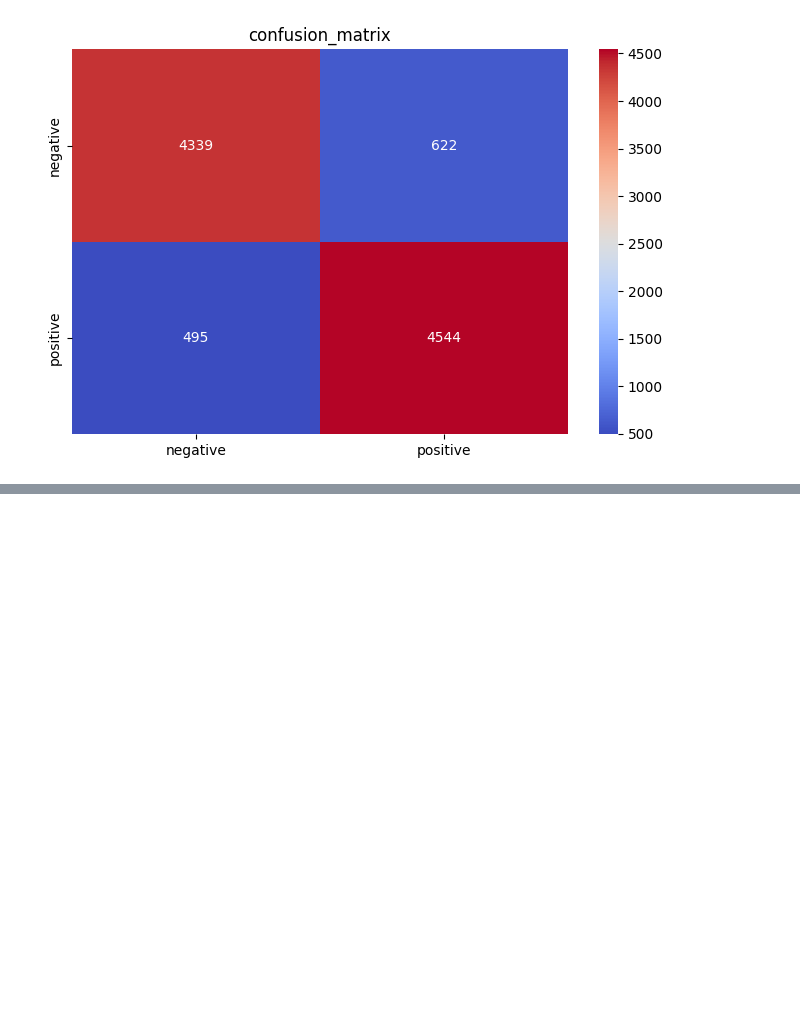
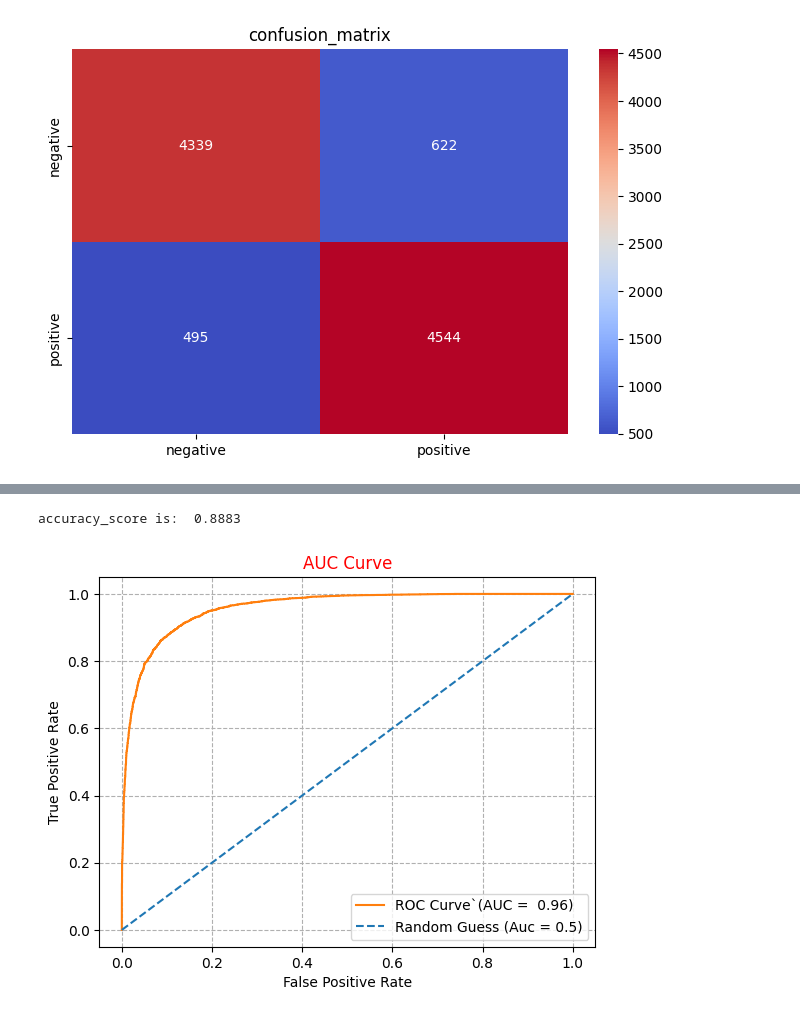
Before and after one commit to md-mojammel4761/Review-Polarity-Detector, a Jupyter notebook: notebook/train_model.ipynb, the cells around one changed output, grey strips where cells are left out. Saved outputs shown, nothing was run; the diff lists cells and outputs as text; code cells hidden in the pictures; blank space fills up the shorter version.

```diff
--- a/notebook/train_model.ipynb
+++ b/notebook/train_model.ipynb
@@ -118,0 +131,21 @@ plt.show()
+# %%
+acc_score = accuracy_score(y_test_lb,y_pred)
+print("accuracy_score is: ",acc_score)
+# %% [output]
+accuracy_score is:  0.8883
+# %%
+pred_proba = logestic_reg.predict_proba(x_test_tfid_vec)[: , 1]
+
+fpr,tpr, _ = roc_curve(y_test_lb,pred_proba)
+roc_aucc= roc_auc_score(y_test_lb,pred_proba)
+
+plt.plot(fpr,tpr, color="#ff7f0e", label = f'ROC Curve`(AUC = {roc_aucc: .2f})')
+plt.plot([0,1],[0,1],color="#1f77b4", linestyle = "--", label = "Random Guess (Auc = 0.5)")
+plt.title("AUC Curve",color = "red")
+plt.xlabel("False Positive Rate")
+plt.ylabel("True Positive Rate")
+plt.legend(loc = 'lower right')
+plt.grid(True, linestyle ='--')
+plt.show()
+# %% [output]
+[figure, added]
```
Also changed, not shown: parts of 1 cell of this notebook, 1 other file.
